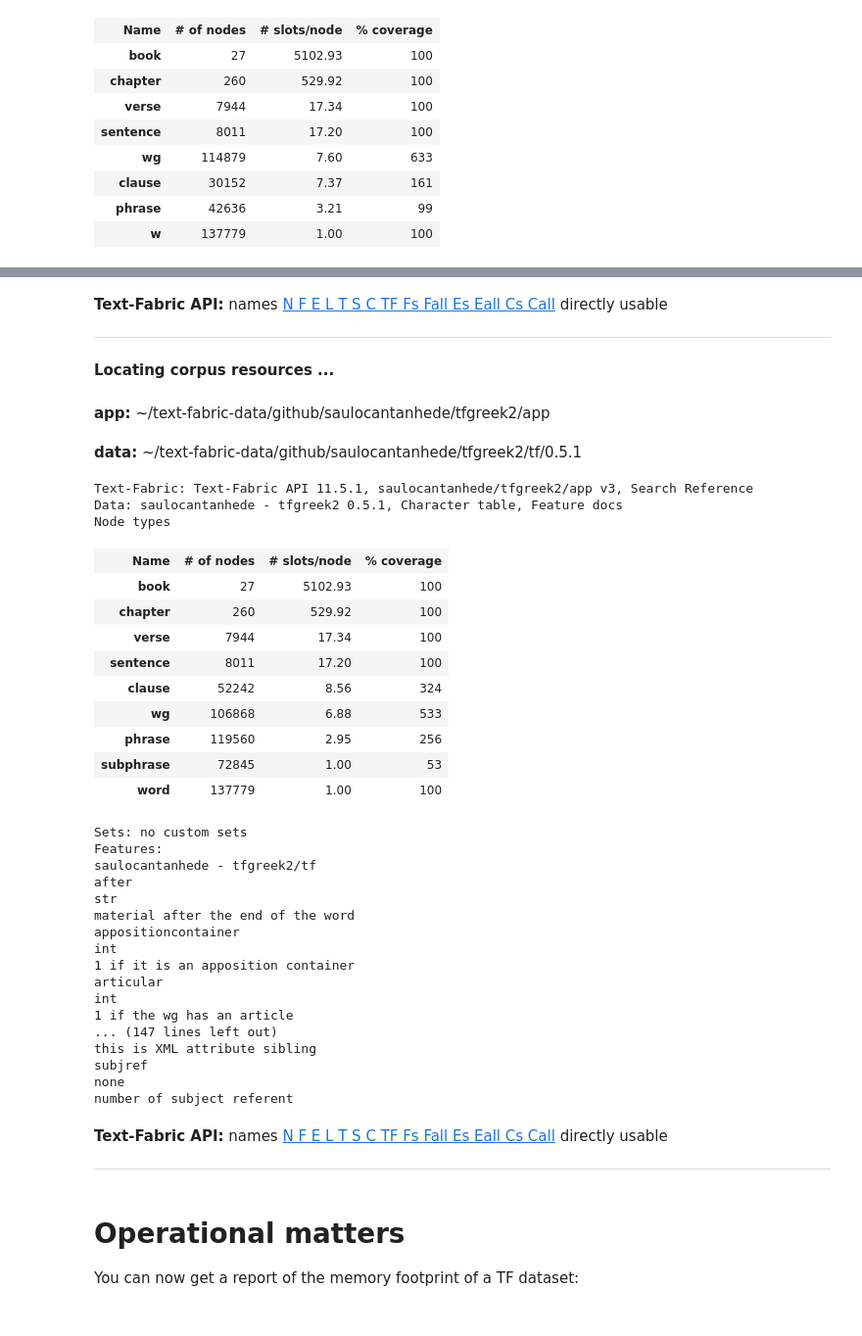
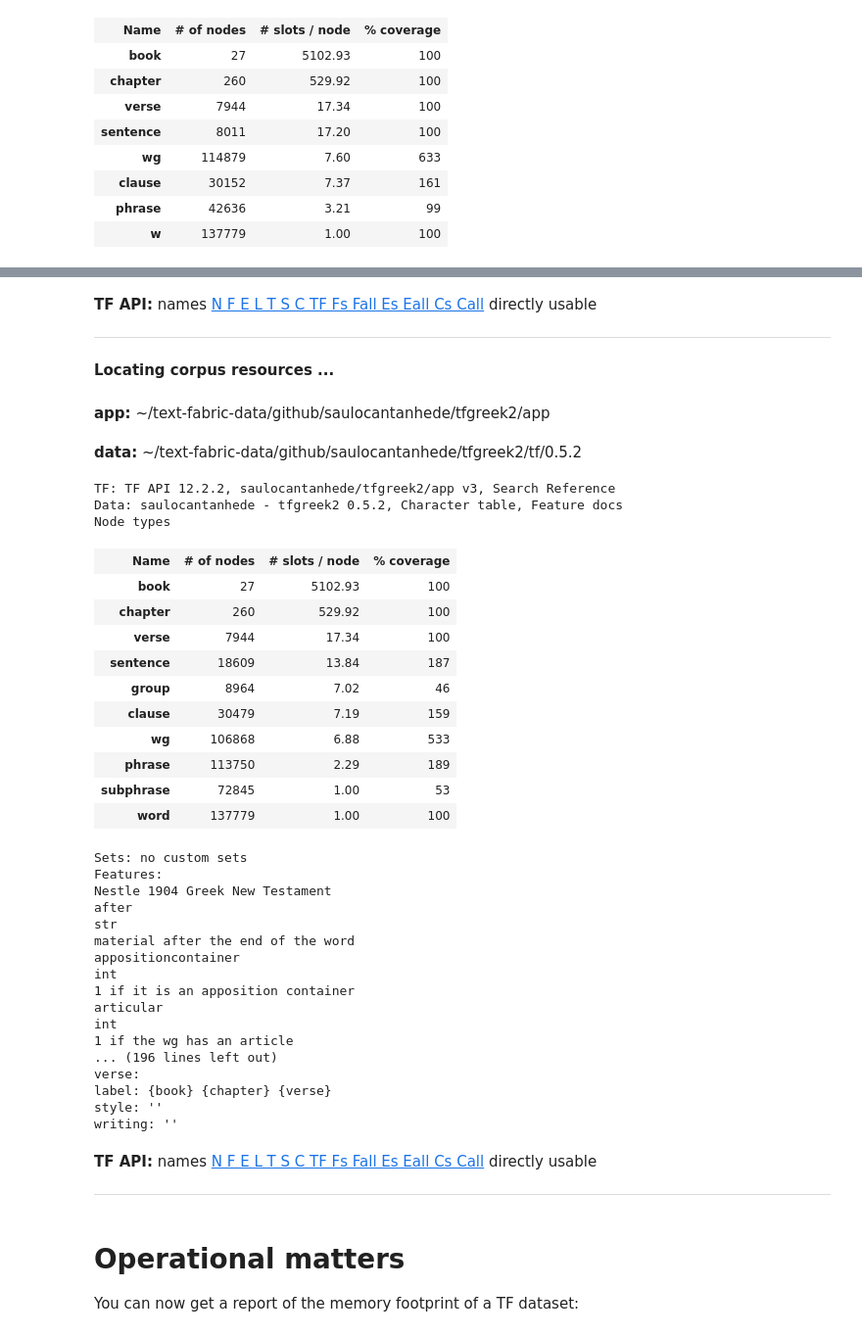
Before and after one commit to saulocantanhede/tfgreek2, a Jupyter notebook: tutorial/tutorial.ipynb, the cells around one changed output, grey strips where cells are left out. Shown at 98% size. Saved outputs shown, nothing was run; the diff lists cells and outputs as text; code cells hidden in the pictures.

```diff
--- a/tutorial/tutorial.ipynb
+++ b/tutorial/tutorial.ipynb
@@ -9,7 +9,7 @@ from tf.app import use
 color = {2: "#1be7ff", 3: "#6eeb83", 4: "#e4ff1a", 5: "ffb800", 6: "ff5714"}
 # %%
 NA = use("ETCBC/nestle1904", hoist=globals())
-A = use("saulocantanhede/tfgreek2", version="0.5.1", hoist=globals())
+A = use("saulocantanhede/tfgreek2", version="0.5.2", hoist=globals())
 #A = use("app:~/Downloads/XML-nestle1904/programs/app", version="0.5.0", hoist=globals())
 # %% [output]
 **Locating corpus resources ...**
@@ -19,6 +19,6 @@ Text-Fabric: Text-Fabric API 11.5.1, ETCBC/nestle1904/app v3, Search Reference
 Data: ETCBC - nestle1904 0.4.0, Character table, Feature docs
 Node types
-| Name | # of nodes | # slots/node | % coverage |
+| Name | # of nodes | # slots / node | % coverage |
 | book | 27 | 5102.93 | 100 |
 | chapter | 260 | 529.92 | 100 |
 | verse | 7944 | 17.34 | 100 |
@@ -47,23 +47,24 @@ links to the node that carries the subject
-Text-Fabric API: names N F E L T S C TF Fs Fall Es Eall Cs Call directly usable
+TF API: names N F E L T S C TF Fs Fall Es Eall Cs Call directly usable
 **Locating corpus resources ...**
 app: ~/text-fabric-data/github/saulocantanhede/tfgreek2/app
-data: ~/text-fabric-data/github/saulocantanhede/tfgreek2/tf/0.5.1
+data: ~/text-fabric-data/github/saulocantanhede/tfgreek2/tf/0.5.2
-Text-Fabric: Text-Fabric API 11.5.1, saulocantanhede/tfgreek2/app v3, Search Reference
-Data: saulocantanhede - tfgreek2 0.5.1, Character table, Feature docs
+TF: TF API 12.2.2, saulocantanhede/tfgreek2/app v3, Search Reference
+Data: saulocantanhede - tfgreek2 0.5.2, Character table, Feature docs
 Node types
-| Name | # of nodes | # slots/node | % coverage |
+| Name | # of nodes | # slots / node | % coverage |
 | book | 27 | 5102.93 | 100 |
 | chapter | 260 | 529.92 | 100 |
 | verse | 7944 | 17.34 | 100 |
-| sentence | 8011 | 17.20 | 100 |
-| clause | 52242 | 8.56 | 324 |
+| sentence | 18609 | 13.84 | 187 |
+| group | 8964 | 7.02 | 46 |
+| clause | 30479 | 7.19 | 159 |
 | wg | 106868 | 6.88 | 533 |
-| phrase | 119560 | 2.95 | 256 |
+| phrase | 113750 | 2.29 | 189 |
 | subphrase | 72845 | 1.00 | 53 |
 | word | 137779 | 1.00 | 100 |
 Sets: no custom sets
 Features:
-saulocantanhede - tfgreek2/tf
+Nestle 1904 Greek New Testament
 after
 str
 material after the end of the word
@@ -73,12 +74,12 @@ int
 articular
 int
 1 if the wg has an article
-... (147 lines left out)
-this is XML attribute sibling
-subjref
-none
-number of subject referent
+... (196 lines left out)
+verse:
+label: {book} {chapter} {verse}
+style: ''
+writing: ''
-Text-Fabric API: names N F E L T S C TF Fs Fall Es Eall Cs Call directly usable
+TF API: names N F E L T S C TF Fs Fall Es Eall Cs Call directly usable
 # %% [markdown]
 # Operational matters
 
```
Also changed, not shown: parts of 8 cells of this notebook, 1 other file.
